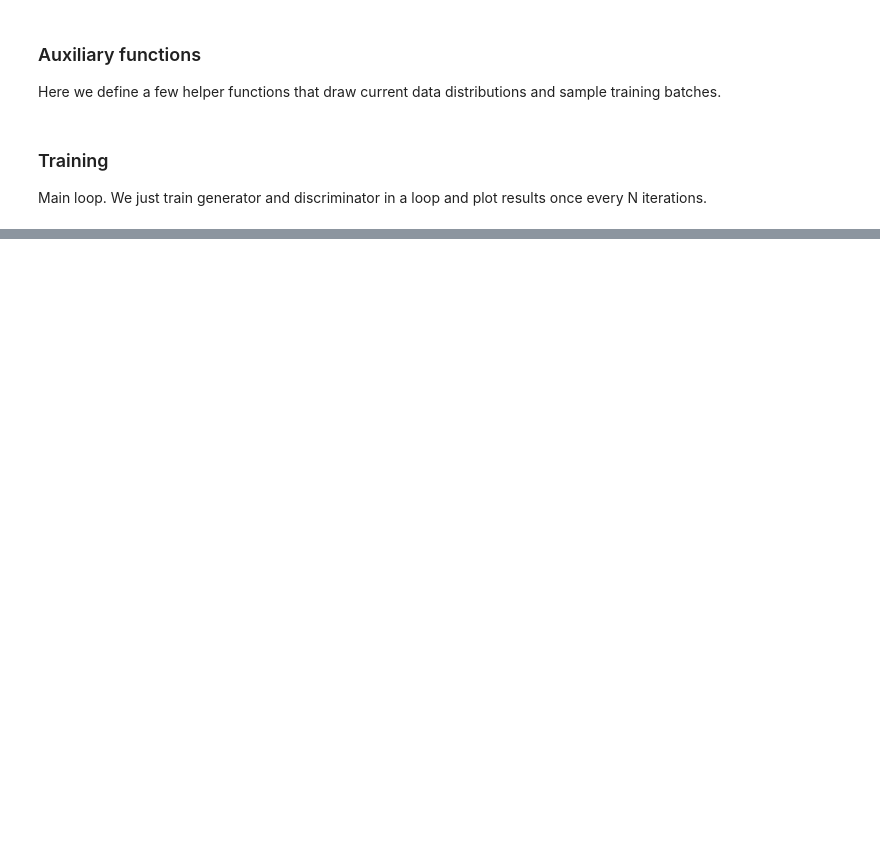
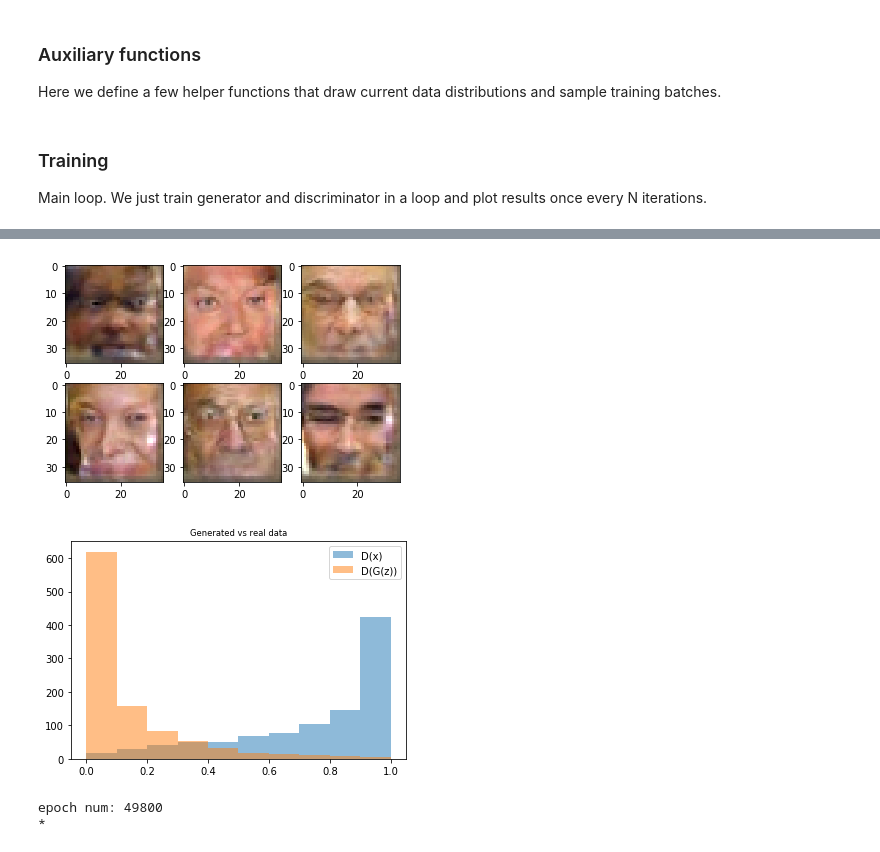
Before and after one commit to LuketheDukeBates/Adavanced-Machine-Learning, a Jupyter notebook: Introduction to Deep Learning/Week 4/Adversarial_task.ipynb, the cells around one changed output, grey strips where cells are left out. Saved outputs shown, nothing was run; the diff lists cells and outputs as text; code cells hidden in the pictures; blank space fills up the shorter version.

```diff
--- a/Introduction to Deep Learning/Week 4/Adversarial_task.ipynb
+++ b/Introduction to Deep Learning/Week 4/Adversarial_task.ipynb
@@ -264 +289,27 @@ KeyboardInterrupt: ignored
+# %%
+from IPython import display
+
+for epoch in tqdm_utils.tqdm_notebook_failsafe(range(49900)):
+
+    feed_dict = {
+        real_data:sample_data_batch(100),
+        noise:sample_noise_batch(100)
+    }
+
+    for i in range(5):
+        s.run(disc_optimizer,feed_dict)
+
+    s.run(gen_optimizer,feed_dict)
+
+    if epoch %100==0:
+        print("epoch num:", epoch)
+        display.clear_output(wait=True)
+        sample_images(2,3,True)
+        sample_probas(1000)
+        print("epoch num:", epoch)
+# %% [output]
+[figure, added]
+[figure, added]
+epoch num: 49800
+*
 # %%
```
Also changed, not shown: parts of 9 cells of this notebook.
